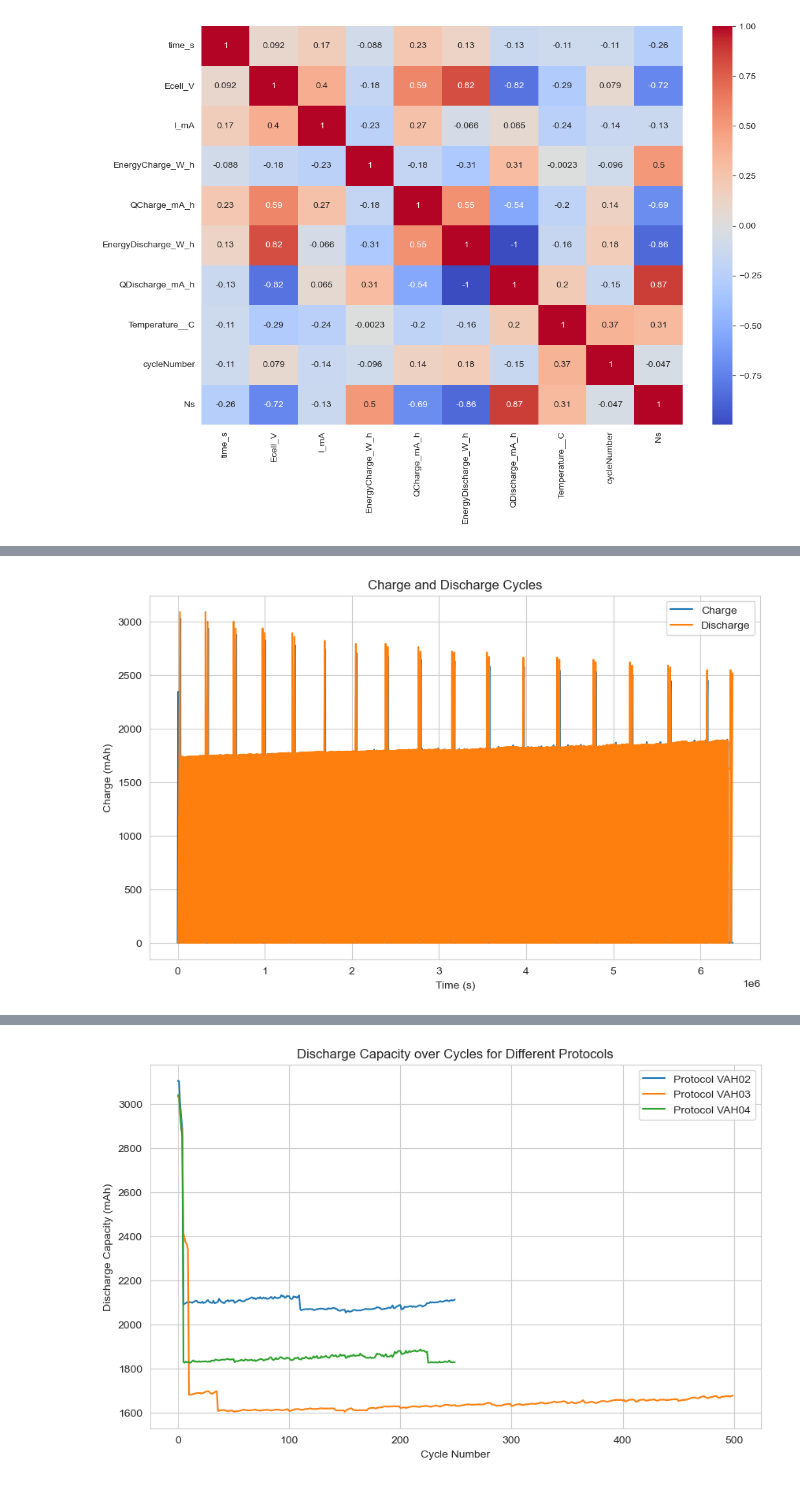
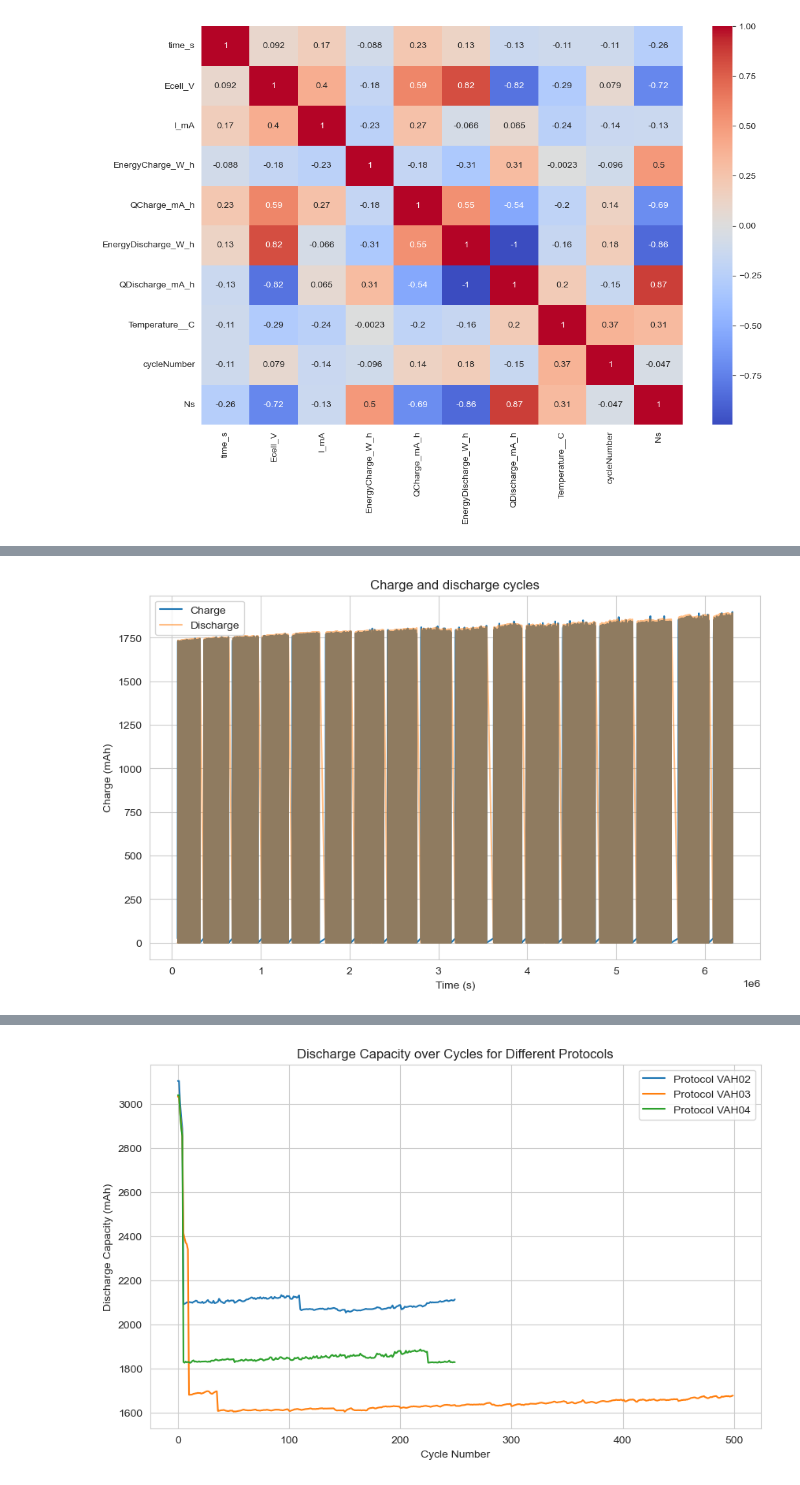
Before and after one commit to ChristopherTsa/datacamp_project, a Jupyter notebook: batteries_starting_kit.ipynb, the cells around one changed output, grey strips where cells are left out. Cells and saved outputs as stored; diff of their text form; code cells hidden in the pictures.

```diff
--- a/batteries_starting_kit.ipynb
+++ b/batteries_starting_kit.ipynb
@@ -69,0 +338,26 @@ Create visualizations of voltage-current profiles, charge-discharge cycles, and
+# %%
+# 5. Create continuous cycle numbering
+data_cleaned = data_regular.copy()
+data_cleaned['continuous_cycle'] = data_cleaned['cycleNumber'].copy()
+
+# Find segments where cycle numbers need offset
+segments = []
+start_idx = 0
+for i in range(1, len(data_cleaned)):
+    if data_cleaned.loc[i, 'cycleNumber'] < data_cleaned.loc[i-1, 'cycleNumber']:
+        segments.append((start_idx, i-1))
+        start_idx = i
+segments.append((start_idx, len(data_cleaned)-1))
+
+# Apply offsets to create continuous cycle numbers
+offset = 0
+for i, (start, end) in enumerate(segments):
+    if i > 0:
+        offset += data_cleaned.iloc[segments[i-1][1]]['cycleNumber']
+        data_cleaned.loc[start:end, 'continuous_cycle'] += offset
+
+# Final cleanup
+data_regular = data_cleaned.drop(['cycle_diff'], axis=1)
+
+print(f"Original cycle range: {data['cycleNumber'].min()} to {data['cycleNumber'].max()}")
+print(f"Continuous cycle range: {data['continuous_cycle'].min()} to {data['continuous_cycle'].max()}")
@@ -82,13 +543,13 @@ plt.show()
 # %%
 # Plot charge and discharge cycles
 plt.figure(figsize=(10, 6))
-plt.plot(data['time_s'], data['QCharge_mA_h'], label='Charge')
-plt.plot(data['time_s'], data['QDischarge_mA_h'], label='Discharge')
-plt.title('Charge and Discharge Cycles')
+plt.plot(data_regular['time_s'], data_regular['QCharge_mA_h'], label='Charge')
+plt.plot(data_regular['time_s'], data_regular['QDischarge_mA_h'], alpha=0.5, label='Discharge')
+plt.title('Charge and discharge cycles')
 plt.xlabel('Time (s)')
 plt.ylabel('Charge (mAh)')
 plt.legend()
 plt.show()
 # %% [output]
-[figure, old version]
+[figure, new version]
 # %%
```
Also changed, not shown: parts of 48 cells of this notebook, 4 other files.
